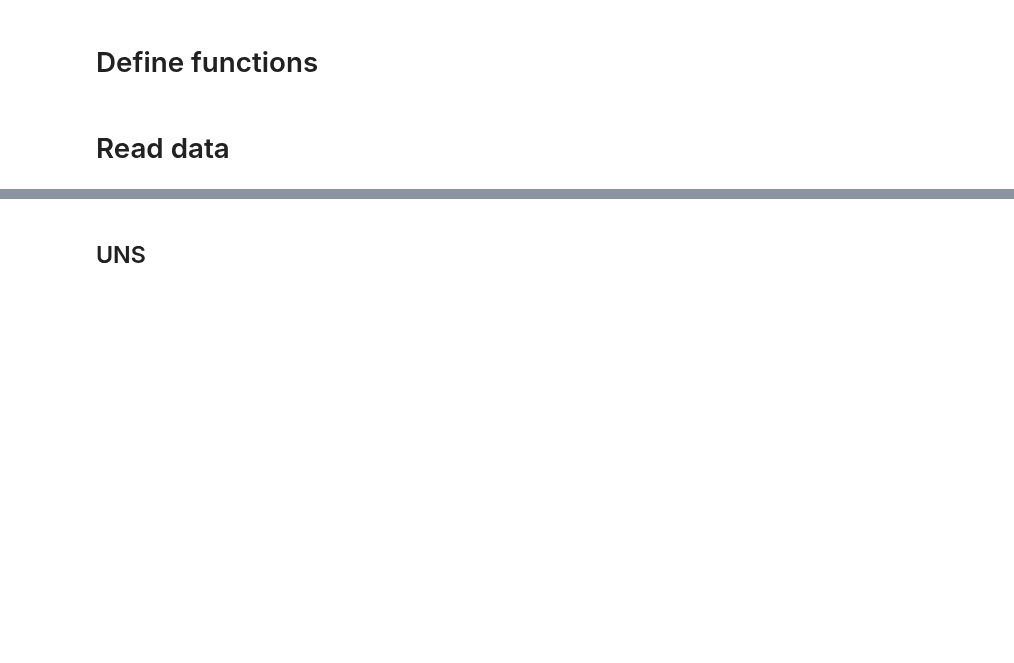
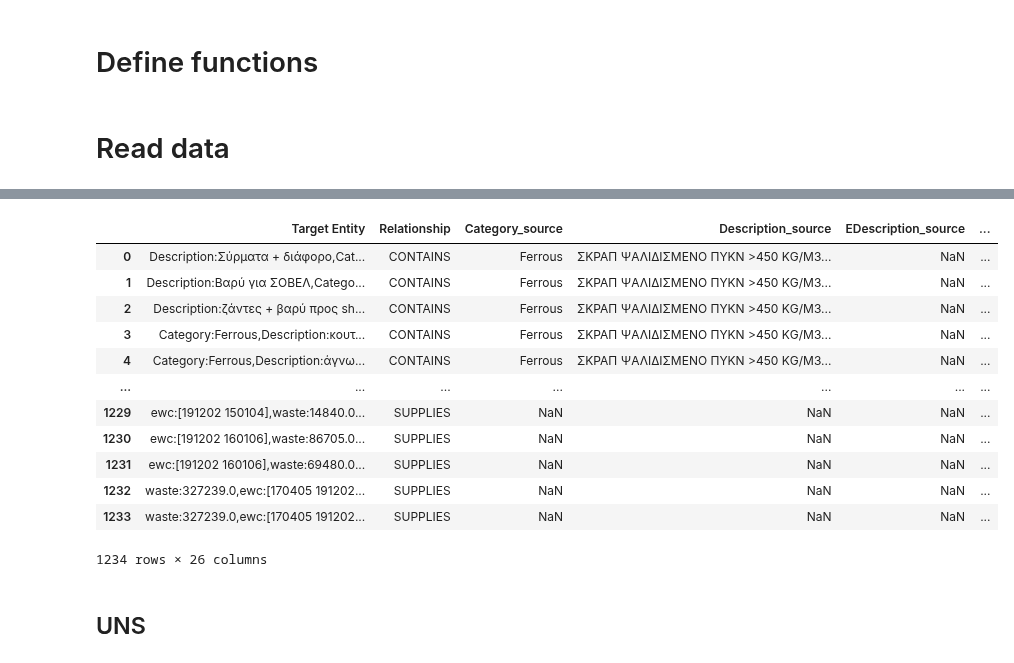
Before and after one commit to costasmexis/phd, a Jupyter notebook: scrap/Untitled.ipynb, the cells around one changed output, grey strips where cells are left out. Saved outputs shown, nothing was run; the diff lists cells and outputs as text; code cells hidden in the pictures; blank space fills up the shorter version.

```diff
--- a/scrap/Untitled.ipynb
+++ b/scrap/Untitled.ipynb
@@ -36,0 +346,18 @@ xls.sheet_names
+# %%
+df = isri_sheet
+col = 'Target Entity'
+for row in tqdm(range(len(df))):
+    split_1 = len(df[col].iloc[row].split(':')) - 1
+
+    for i in range(0, split_1):
+        if(len(df[col].iloc[row].split(':')[i].split(',')) == 1):
+            last_element = len(df[col].iloc[row].split(':')[i].split(',')) - 1
+            col_name = (df[col].iloc[row].split(':')[i].split(',')[last_element]+'_target')
+            value = (df[col].iloc[row].split(':')[i+1].split(',')[0])
+
+        else:
+            last_element = len(df[col].iloc[row].split(':')[i].split(',')) - 1
+            col_name = (df[col].iloc[row].split(':')[i].split(',')[last_element]+'_target')
+            value = (df[col].iloc[row].split(':')[i].split(',')[0])
+
+        df[col_name].iloc[row] = value
@@ -36,0 +423,3 @@ xls.sheet_names
+# %%
+for col in se_anamet_unq:
+    anamet_sheet[col+"_source"] = np.nan
@@ -36,0 +428,13 @@ xls.sheet_names
+# %%
+for row in range(len(anamet_sheet)):
+
+    length = len(anamet_sheet['Source Entity'].str.split(',').iloc[row])
+
+    for j in range(length):
+
+        col_name = anamet_sheet['Source Entity'].str.split(',').iloc[row][j].split(':')[0]+'_source'
+        value = anamet_sheet['Source Entity'].str.split(',').iloc[row][j].split(':')[1]
+
+        anamet_sheet[col_name].iloc[row] = value
+
+anamet_sheet.drop('Source Entity', axis=1, inplace=True)
@@ -36,0 +456,3 @@ xls.sheet_names
+# %%
+for col in te_anamet_unq:
+    anamet_sheet[col+"_target"] = np.nan
@@ -37,3 +561,19 @@ xls.sheet_names
+# %%
+anamet_sheet
+# %% [output]
+|  | Target Entity | Relationship | Category_source | Description_source | EDescription_source | ... |
+| 0 | Description:Σύρματα + διάφορο,Cat... | CONTAINS | Ferrous | ΣΚΡΑΠ ΨΑΛΙΔΙΣΜΕΝΟ ΠΥΚΝ >450 ΚG/M3... | NaN | ... |
+| 1 | Description:Βαρύ για ΣΟΒΕΛ,Catego... | CONTAINS | Ferrous | ΣΚΡΑΠ ΨΑΛΙΔΙΣΜΕΝΟ ΠΥΚΝ >450 ΚG/M3... | NaN | ... |
+| 2 | Description:ζάντες + βαρύ προς sh... | CONTAINS | Ferrous | ΣΚΡΑΠ ΨΑΛΙΔΙΣΜΕΝΟ ΠΥΚΝ >450 ΚG/M3... | NaN | ... |
+| 3 | Category:Ferrous,Description:κουτ... | CONTAINS | Ferrous | ΣΚΡΑΠ ΨΑΛΙΔΙΣΜΕΝΟ ΠΥΚΝ >450 ΚG/M3... | NaN | ... |
+| 4 | Category:Ferrous,Description:άγνω... | CONTAINS | Ferrous | ΣΚΡΑΠ ΨΑΛΙΔΙΣΜΕΝΟ ΠΥΚΝ >450 ΚG/M3... | NaN | ... |
+| ... | ... | ... | ... | ... | ... | ... |
+| 1229 | ewc:[191202 150104],waste:14840.0... | SUPPLIES | NaN | NaN | NaN | ... |
+| 1230 | ewc:[191202 160106],waste:86705.0... | SUPPLIES | NaN | NaN | NaN | ... |
+| 1231 | ewc:[191202 160106],waste:69480.0... | SUPPLIES | NaN | NaN | NaN | ... |
+| 1232 | waste:327239.0,ewc:[170405 191202... | SUPPLIES | NaN | NaN | NaN | ... |
+| 1233 | waste:327239.0,ewc:[170405 191202... | SUPPLIES | NaN | NaN | NaN | ... |
+1234 rows × 26 columns
 # %% [markdown]
 ## UNS
 # %%
```
Also changed, not shown: parts of 138 cells of this notebook, 7 other files.
